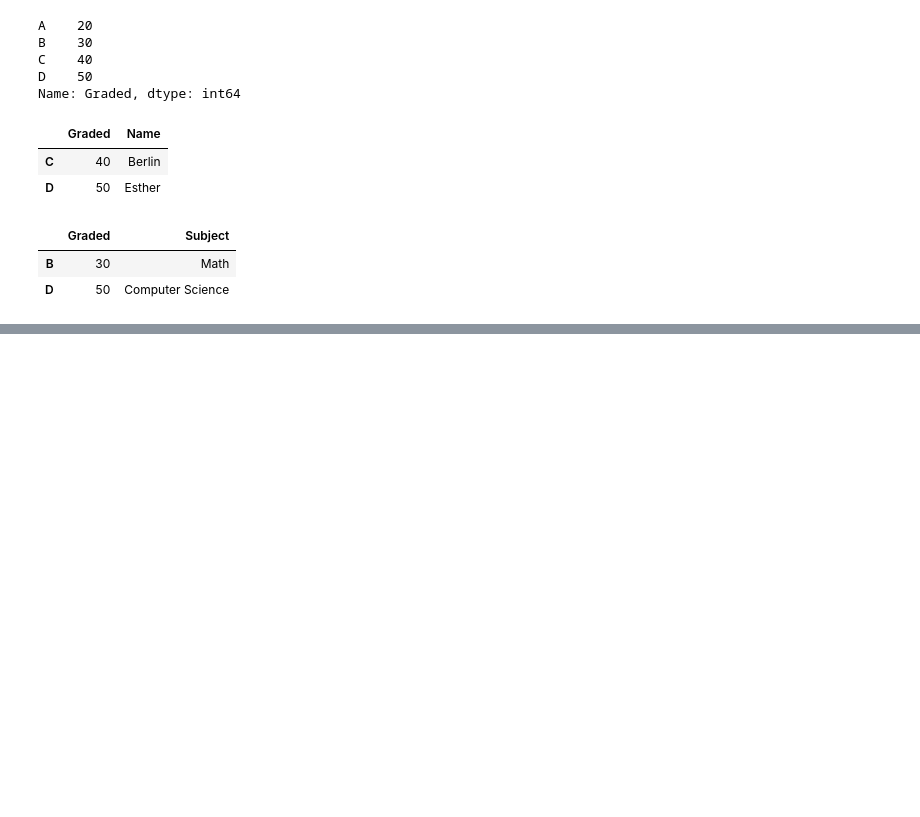
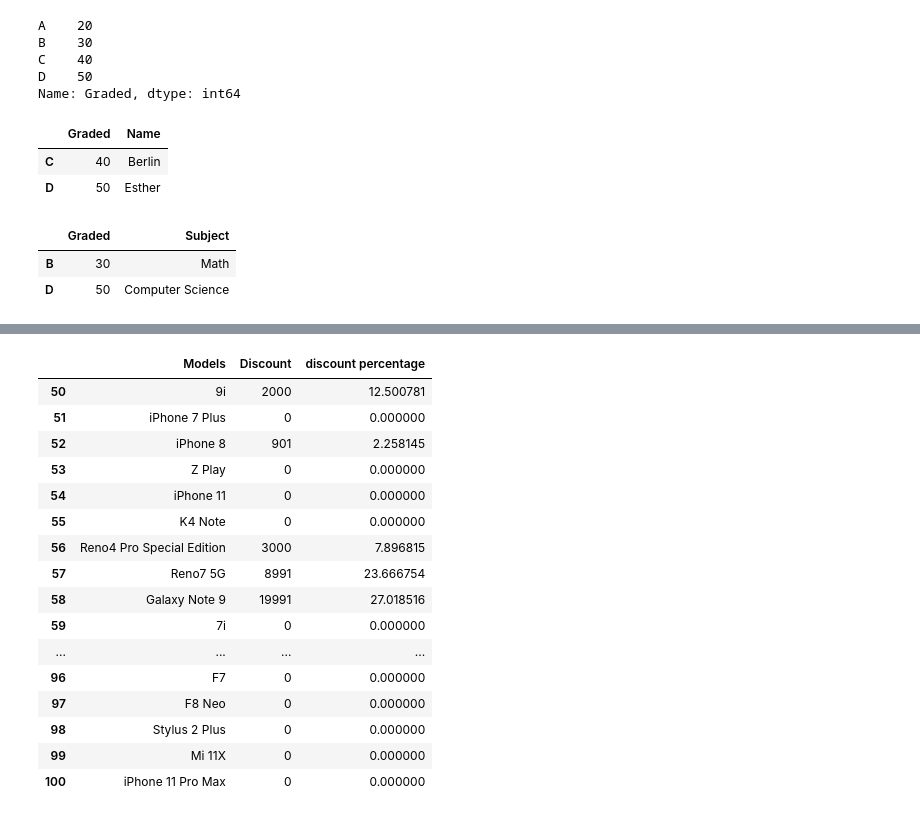
Before and after one commit to waitheramwaurar/PyData, a Jupyter notebook: Pandas_lesson1.ipynb, the cells around one changed output, grey strips where cells are left out. Drawn from its saved outputs; the diff is of its cells as text; code cells hidden in the pictures; blank space fills up the shorter version.

```diff
--- a/Pandas_lesson1.ipynb
+++ b/Pandas_lesson1.ipynb
@@ -335,0 +352,22 @@ df.loc[['B', 'D'], ['Graded','Subject']]
+# %%
+# Use iloc to extract 50 rows to 100 (inclusive) but only for the columns Models, Discount, discount percentage
+
+sales_df.iloc[50:101, [1,-2,-1]]
+# %% [output]
+|  | Models | Discount | discount percentage |
+| 50 | 9i | 2000 | 12.500781 |
+| 51 | iPhone 7 Plus | 0 | 0.000000 |
+| 52 | iPhone 8 | 901 | 2.258145 |
+| 53 | Z Play | 0 | 0.000000 |
+| 54 | iPhone 11 | 0 | 0.000000 |
+| 55 | K4 Note | 0 | 0.000000 |
+| 56 | Reno4 Pro Special Edition | 3000 | 7.896815 |
+| 57 | Reno7 5G | 8991 | 23.666754 |
+| 58 | Galaxy Note 9 | 19991 | 27.018516 |
+| 59 | 7i | 0 | 0.000000 |
+| ... | ... | ... | ... |
+| 96 | F7 | 0 | 0.000000 |
+| 97 | F8 Neo | 0 | 0.000000 |
+| 98 | Stylus 2 Plus | 0 | 0.000000 |
+| 99 | Mi 11X | 0 | 0.000000 |
+| 100 | iPhone 11 Pro Max | 0 | 0.000000 |
```
Also changed, not shown: parts of 3 cells of this notebook.
